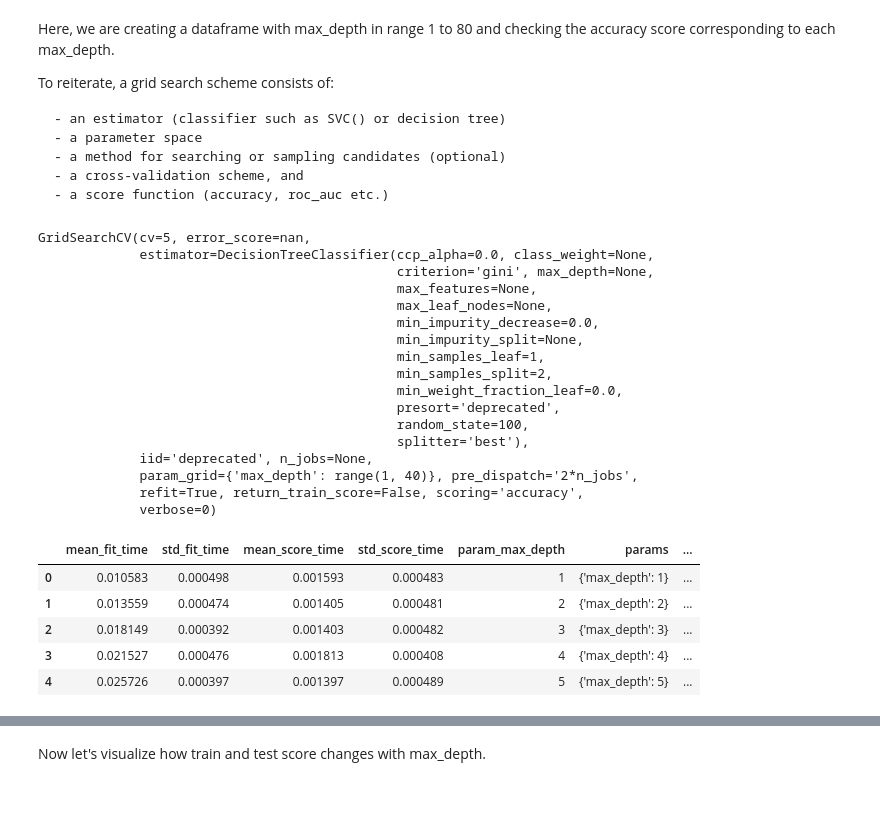
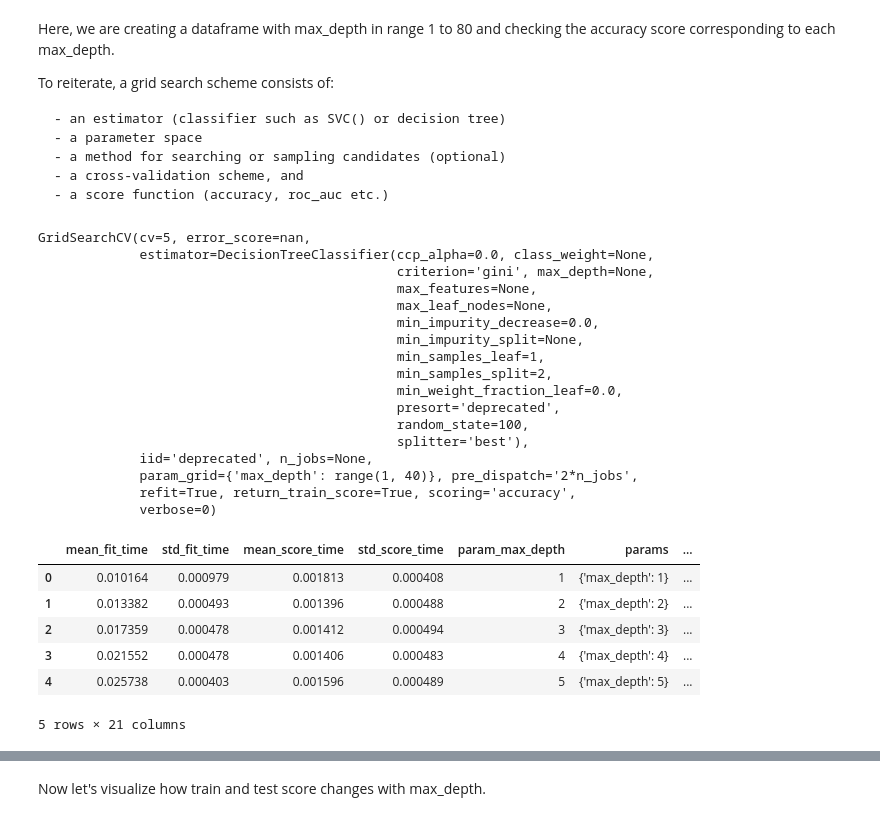
Before and after one commit to Divakar58/Machine-Learning-Project, a Jupyter notebook: Adult income -- Decision Tree/Decision+Tree+---+Income+Prediction.ipynb, the cells around one changed output, grey strips where cells are left out. Drawn from its saved outputs; the diff is of its cells as text; code cells hidden in the pictures.

```diff
--- a/Adult income -- Decision Tree/Decision+Tree+---+Income+Prediction.ipynb
+++ b/Adult income -- Decision Tree/Decision+Tree+---+Income+Prediction.ipynb
@@ -438,7 +438,7 @@ dtree = DecisionTreeClassifier(criterion = "gini",
 # fit tree on training data
 tree = GridSearchCV(dtree, parameters,
                     cv=n_folds,
-                   scoring="accuracy")
+                   scoring="accuracy",return_train_score=True)
 tree.fit(X_train, y_train)
 # %% [output]
 GridSearchCV(cv=5, error_score=nan,
@@ -456,16 +456,19 @@ GridSearchCV(cv=5, error_score=nan,
                                               splitter='best'),
              iid='deprecated', n_jobs=None,
              param_grid={'max_depth': range(1, 40)}, pre_dispatch='2*n_jobs',
-             refit=True, return_train_score=False, scoring='accuracy',
+             refit=True, return_train_score=True, scoring='accuracy',
              verbose=0)
 # %%
 # scores of GridSearch CV
 scores = tree.cv_results_
-pd.DataFrame(scores).head()
+scores=pd.DataFrame(scores)
-# %% [output]
-|  | mean_fit_time | std_fit_time | mean_score_time | std_score_time | param_max_depth | params | ... |
-| 0 | 0.010583 | 0.000498 | 0.001593 | 0.000483 | 1 | {'max_depth': 1} | ... |
-| 1 | 0.013559 | 0.000474 | 0.001405 | 0.000481 | 2 | {'max_depth': 2} | ... |
-| 2 | 0.018149 | 0.000392 | 0.001403 | 0.000482 | 3 | {'max_depth': 3} | ... |
-| 3 | 0.021527 | 0.000476 | 0.001813 | 0.000408 | 4 | {'max_depth': 4} | ... |
-| 4 | 0.025726 | 0.000397 | 0.001397 | 0.000489 | 5 | {'max_depth': 5} | ... |
+# %%
+scores.head()
+# %% [output]
+|  | mean_fit_time | std_fit_time | mean_score_time | std_score_time | param_max_depth | params | ... |
+| 0 | 0.010164 | 0.000979 | 0.001813 | 0.000408 | 1 | {'max_depth': 1} | ... |
+| 1 | 0.013382 | 0.000493 | 0.001396 | 0.000488 | 2 | {'max_depth': 2} | ... |
+| 2 | 0.017359 | 0.000478 | 0.001412 | 0.000494 | 3 | {'max_depth': 3} | ... |
+| 3 | 0.021552 | 0.000478 | 0.001406 | 0.000483 | 4 | {'max_depth': 4} | ... |
+| 4 | 0.025738 | 0.000403 | 0.001596 | 0.000489 | 5 | {'max_depth': 5} | ... |
+5 rows × 21 columns
```
Also changed, not shown: parts of 19 cells of this notebook, 17 other files.
